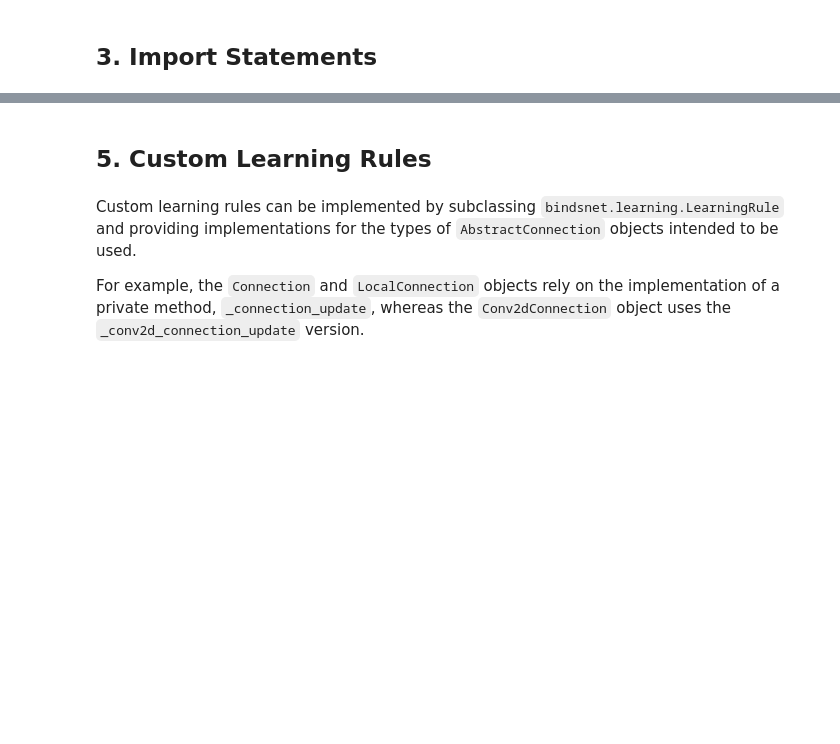
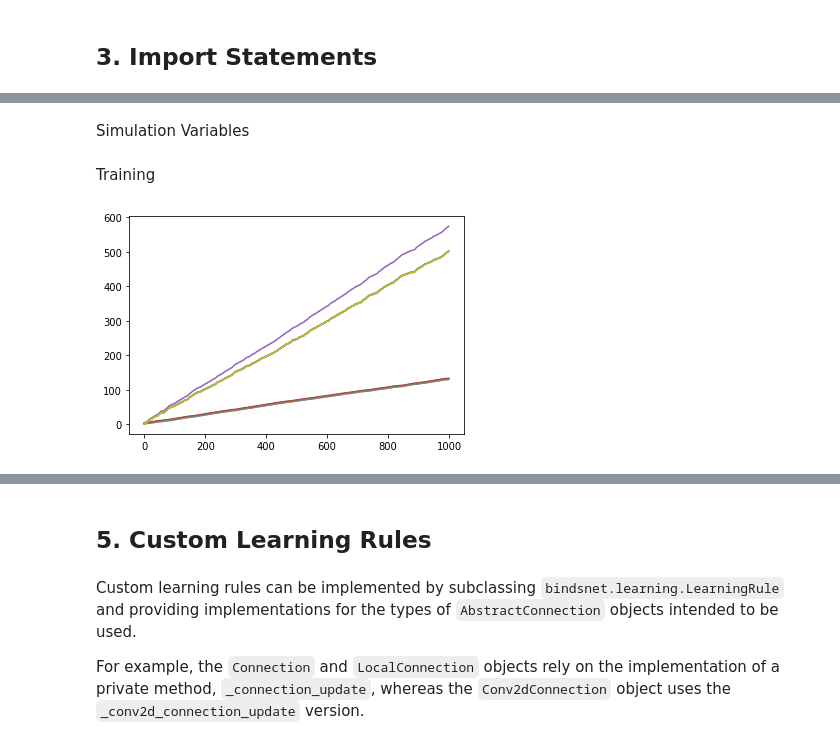
Before and after one commit to oshears/BindsNET-Self-Documentation, a Jupyter notebook: BindsNET_Learning_Demo.ipynb, the cells around one changed output, grey strips where cells are left out. Saved outputs shown, nothing was run; the diff lists cells and outputs as text; code cells hidden in the pictures; blank space fills up the shorter version.

Commit message:
updates to training demo

```diff
--- a/BindsNET_Learning_Demo.ipynb
+++ b/BindsNET_Learning_Demo.ipynb
@@ -70,0 +80,15 @@ Simple STDP rule involving both pre- and post-synaptic spiking activity. By defa
+# %%
+# set number of neurons
+input_neurons = 9
+lif_neurons = 2
+
+# set number of classes
+n_classes = 2
+
+# simulation time
+time = 100
+dt = 1
+
+per_class = int(lif_neurons / n_classes)
+
+epochs = 10
@@ -70,0 +97,5 @@ Simple STDP rule involving both pre- and post-synaptic spiking activity. By defa
+# %%
+# input data
+img0 = torch.flatten(torch.FloatTensor([[128,0,128],[0,128,0],[128,0,128]]))
+img1 = torch.flatten(torch.FloatTensor([[0,128,0],[128,128,128],[0,128,0]]))
+imgs = [img0,img1]
@@ -142,0 +144,2 @@ plt.show()
+# %% [markdown]
+Simulation Variables
@@ -142,0 +176,57 @@ plt.show()
+# %% [markdown]
+Training
+# %%
+weight_history = None
+first_pass = True
+num_correct = 0.0
+epochs = 1000
+
+# simulate network on input data
+for i in range(epochs):
+    img_class = random.randint(0,n_classes-1)
+    labels[0] = img_class
+    # print(encoded_inputs[img_idx]["Input Layer"])
+
+    # Run the network on the input.
+    choice = np.random.choice(int(lif_neurons / n_classes), size=1, replace=False)
+    # clamp: Mapping of layer names to boolean masks if neurons should be clamped to spiking. The ``Tensor``s have shape ``[n_neurons]`` or ``[time, n_neurons]``.
+    # clamp on the output layer (Ae), forces the node corresponding to the label's class to spike
+    clamp = {"LIF Layer": per_class * img_class + torch.Tensor(choice).long()}
+
+    # inputs = {"X": image.view(time, 1, 1, 28, 28)}
+    inputs = encoded_inputs[img_class]
+
+    network.run(inputs=inputs, time=time, clamp=clamp)
+
+    spike_record[0] = spikes["LIF Layer"].get("s").view(time, lif_neurons)
+
+    all_activity_pred = all_activity(spike_record, assignments, n_classes)
+    proportion_pred = proportion_weighting(
+        spike_record, assignments, proportions, n_classes
+    )
+
+    assignments, proportions, rates = assign_labels(
+        spike_record, labels, n_classes, rates
+    )
+
+    if(labels.numpy()[0] == all_activity_pred.numpy()[0]):
+        num_correct += 1
+    #print("[Previous Prediction]: "+str(all_activity_pred))
+    #print("[Previous Actual]: "+str(labels.long()))
+    #print("[Correct Prediction]: "+str(labels.long() == all_activity_pred))
+    #print("[Weights]:"+str(network.connections[("Input Layer", "LIF Layer")].w))
+    #print()
+    weights = network.connections[("Input Layer", "LIF Layer")].w[:,0].numpy().reshape((1,input_neurons))
+    if first_pass == True:
+        weight_history = weights.copy()
+        first_pass = False
+    else:
+        weight_history = np.concatenate((weight_history,weights),axis=0)
+
+    #print("Accuracy: "+str(num_correct / epochs))
+
+for idx in range(weight_history.shape[1]):
+    plt.plot(weight_history[:,idx])
+plt.show()
+# %% [output]
+[figure, added]
```
Also changed, not shown: parts of 11 cells of this notebook, 1 other file.
